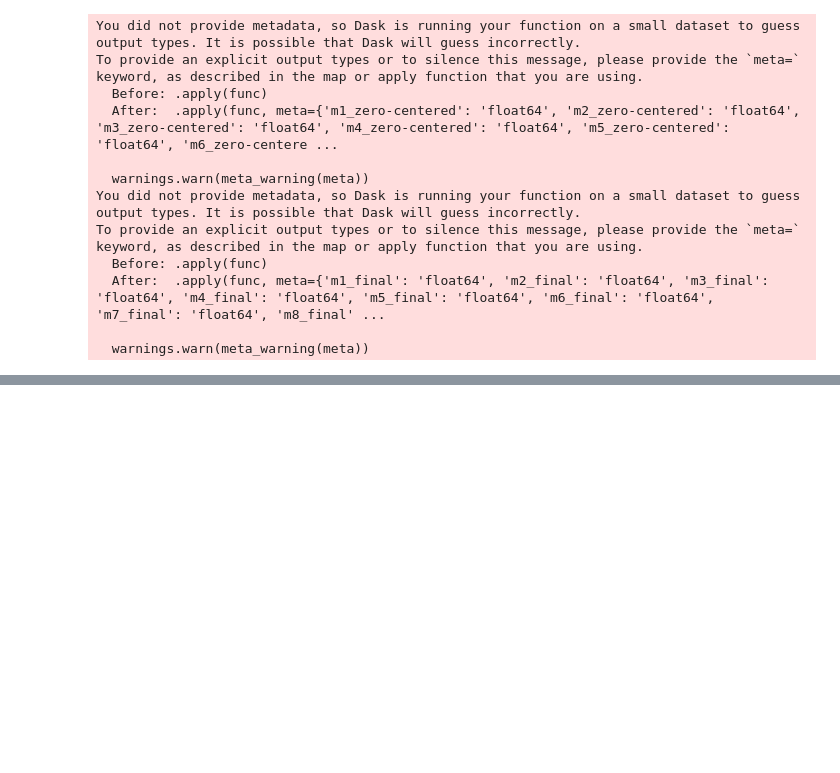
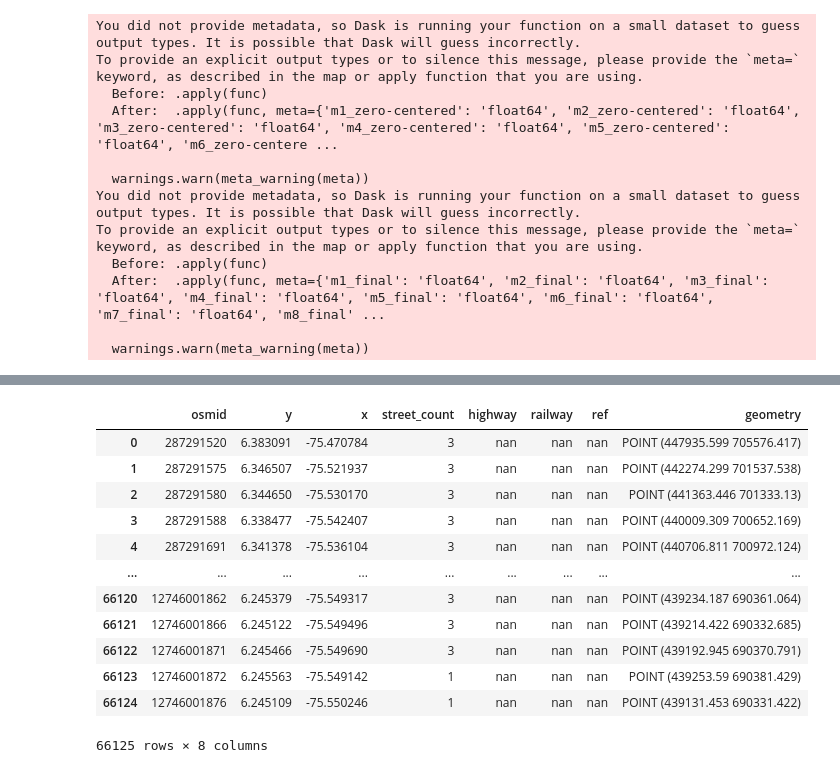
Before and after one commit to sarangof/identifyingLandSubdivisions, a Jupyter notebook: main_metric_calculations_notebook.ipynb, the cells around one changed output, grey strips where cells are left out. Drawn from its saved outputs; the diff is of its cells as text; code cells hidden in the pictures; blank space fills up the shorter version.

```diff
--- a/main_metric_calculations_notebook.ipynb
+++ b/main_metric_calculations_notebook.ipynb
@@ -665,3 +777,32 @@ grid_combined['regularity_index'] = grid_combined[all_metrics_columns_final].mea
 
 # Add a column that counts the number of NA values per row among the 13 final metric columns.
 grid_combined['na_count'] = grid_combined[all_metrics_columns_final].isna().sum(axis=1)
+# %%
+city_name = 'Medellin'
+
+paths = {
+'grid': f'{GRIDS_PATH}/{city_name}/{city_name}_{str(grid_size)}m_grid.geoparquet',
+'blocks': f'{BLOCKS_PATH}/{city_name}/{city_name}_blocks_{YOUR_NAME}.geoparquet',
+'buildings_with_distances': f'{BUILDINGS_PATH}/{city_name}/Overture_building_{city_name}_with_distances.geoparquet',
+'roads': f'{ROADS_PATH}/{city_name}/{city_name}_OSM_roads.geoparquet',
+'intersections': f'{INTERSECTIONS_PATH}/{city_name}/{city_name}_OSM_intersections.geoparquet'
+}
+
+epsg = get_epsg(city_name).compute()
+roads = load_dataset(paths['roads'], epsg=epsg)
+intersections = load_dataset(paths['intersections'], epsg=epsg).compute()
+
+
+included_road_types = ['trunk','motorway','primary','secondary','tertiary','primary_link','secondary_link','tertiary_link','trunk_link','motorway_link','residential','unclassified','road','living_street']
+
+def highway_filter(highway_value):
+    # If highway_value is missing, return False
+    if pd.isna(highway_value):
+        return False
+    # Split the string by commas, and strip any whitespace from each part
+    types = [part.strip() for part in highway_value.split(',')]
+    # Return True if any of the types is in our included list
+    return any(t in included_road_types for t in types)
+
+# Now filter the roads GeoDataFrame:
+roads = roads[roads['highway'].apply(highway_filter)]
@@ -668,3 +827,19 @@ grid_combined['na_count'] = grid_combined[all_metrics_columns_final].isna().sum(
+# %%
+intersections
+# %% [output]
+|  | osmid | y | x | street_count | highway | railway | ref | geometry |
+| 0 | 287291520 | 6.383091 | -75.470784 | 3 | nan | nan | nan | POINT (447935.599 705576.417) |
+| 1 | 287291575 | 6.346507 | -75.521937 | 3 | nan | nan | nan | POINT (442274.299 701537.538) |
+| 2 | 287291580 | 6.344650 | -75.530170 | 3 | nan | nan | nan | POINT (441363.446 701333.13) |
+| 3 | 287291588 | 6.338477 | -75.542407 | 3 | nan | nan | nan | POINT (440009.309 700652.169) |
+| 4 | 287291691 | 6.341378 | -75.536104 | 3 | nan | nan | nan | POINT (440706.811 700972.124) |
+| ... | ... | ... | ... | ... | ... | ... | ... | ... |
+| 66120 | 12746001862 | 6.245379 | -75.549317 | 3 | nan | nan | nan | POINT (439234.187 690361.064) |
+| 66121 | 12746001866 | 6.245122 | -75.549496 | 3 | nan | nan | nan | POINT (439214.422 690332.685) |
+| 66122 | 12746001871 | 6.245466 | -75.549690 | 3 | nan | nan | nan | POINT (439192.945 690370.791) |
+| 66123 | 12746001872 | 6.245563 | -75.549142 | 1 | nan | nan | nan | POINT (439253.59 690381.429) |
+| 66124 | 12746001876 | 6.245109 | -75.550246 | 1 | nan | nan | nan | POINT (439131.453 690331.422) |
+66125 rows × 8 columns
 # %%
 '''
 
```
Also changed, not shown: parts of 9 cells of this notebook.
